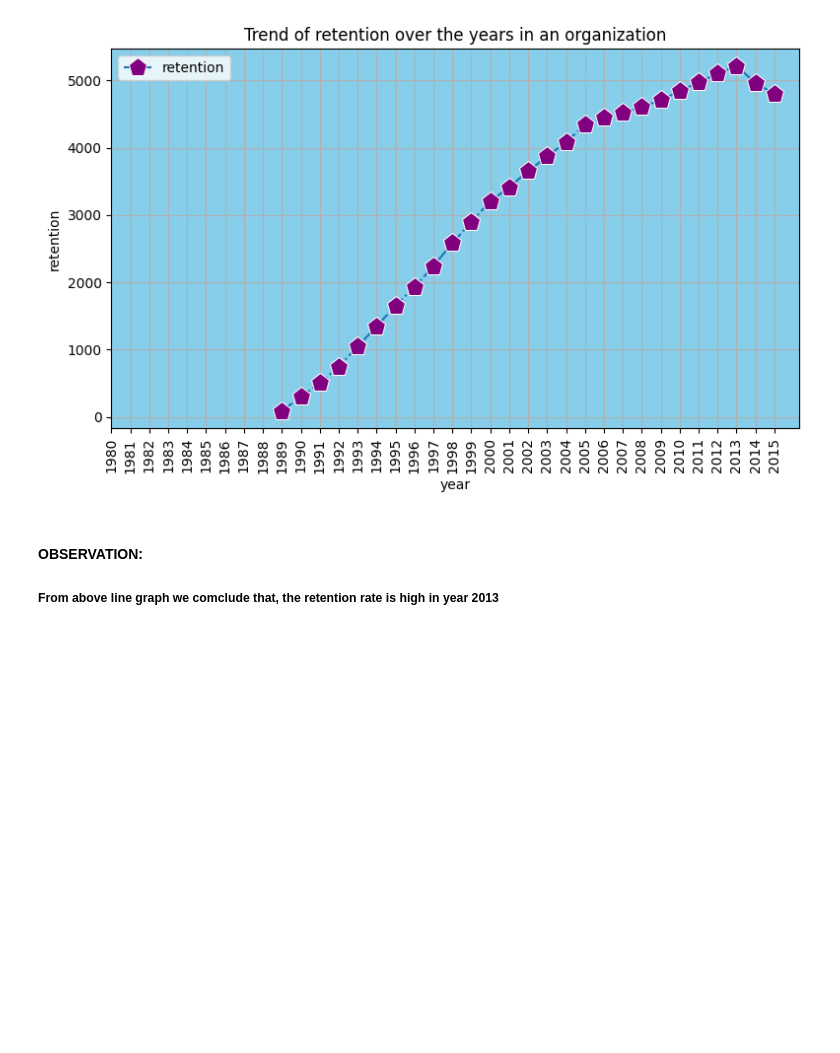
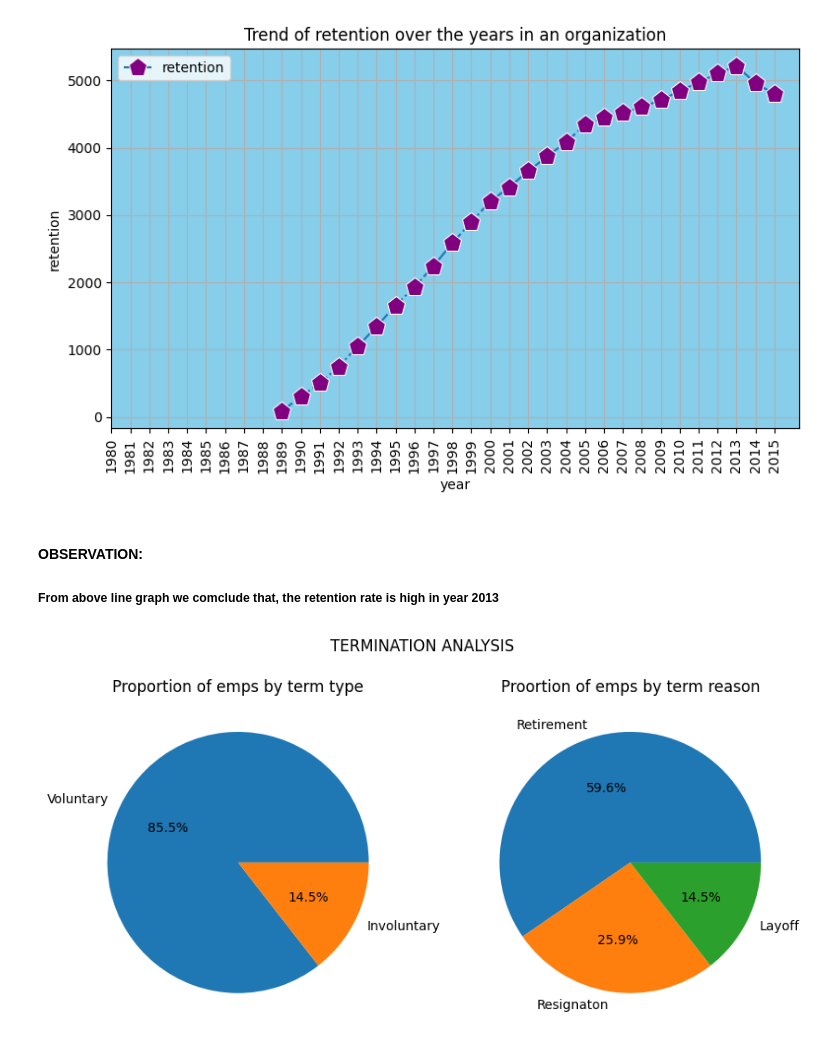
Before and after one commit to idrisrazaballry/pythonLibraries, a Jupyter notebook: attrition.ipynb, the cells around one changed output. Saved outputs shown, nothing was run; the diff lists cells and outputs as text; code cells hidden in the pictures; blank space fills up the shorter version.

```diff
--- a/attrition.ipynb
+++ b/attrition.ipynb
@@ -529,3 +529,21 @@ plt.show()
 #### OBSERVATION:
 
 ##### From above line graph we comclude that, the retention rate is high in year 2013
+# %%
+t=df.loc[df['status']=='Terminated']
+tT=t['termType'].value_counts()
+tR=t['termReason'].value_counts()
+# %%
+fig, axes = plt.subplots(nrows=1, ncols=2, figsize=(10,5))
+plt.suptitle('TERMINATION ANALYSIS')
+
+axes[0].pie(x=tT.values, labels=tT.index, autopct='%.1f%%')
+axes[0].set_title('Proportion of emps by term type')
+
+axes[1].pie(x=tR.values, labels=tR.index, autopct='%.1f%%')
+axes[1].set_title('Proortion of emps by term reason')
+
+# plt.tight_layout() ---> To avoid overlapping
+plt.show()
+# %% [output]
+[figure, added]
```
Also changed, not shown: parts of 2 cells of this notebook.
